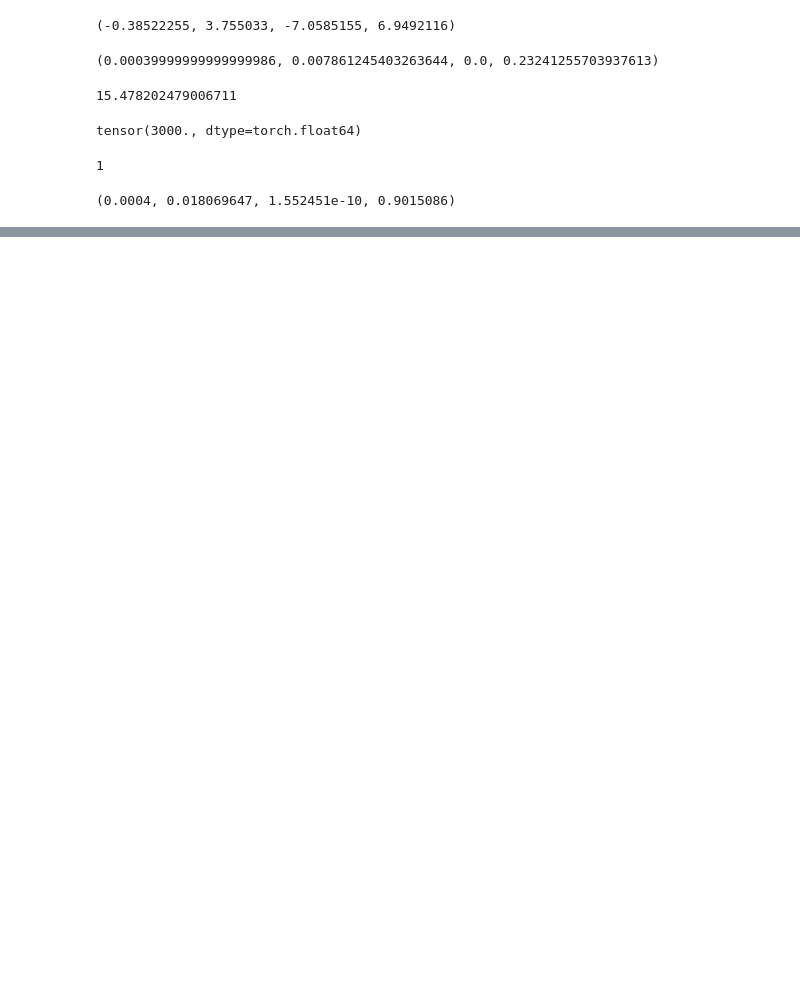
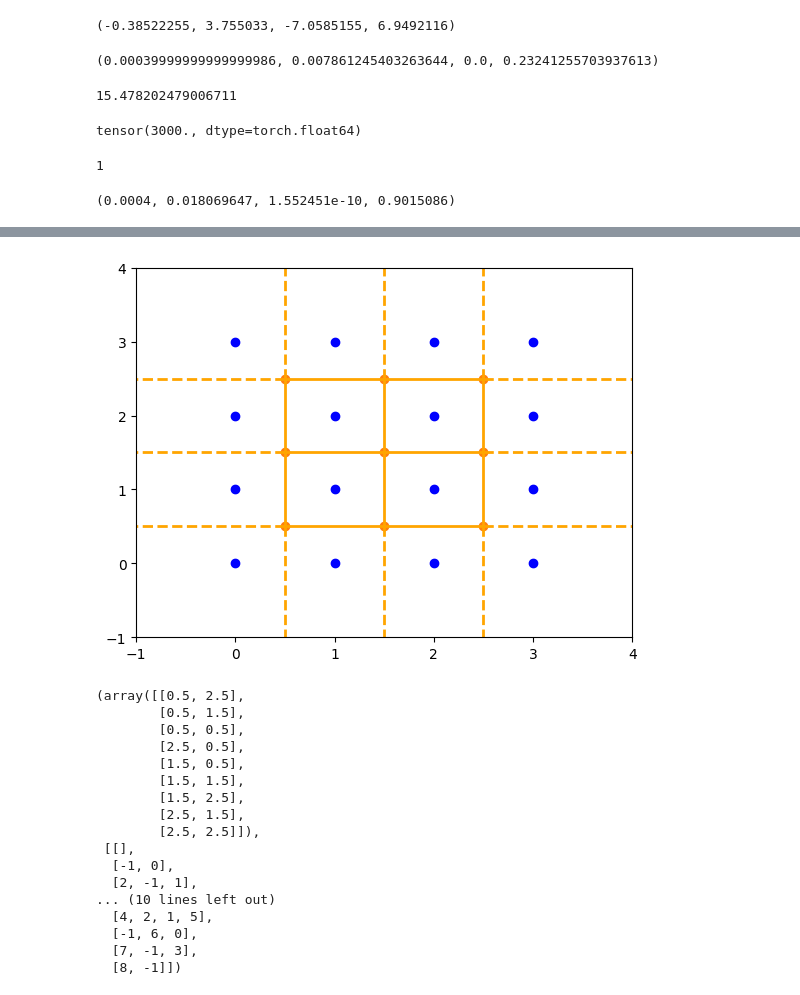
Before and after one commit to batuceng/max_quantile, a Jupyter notebook: 2d_prototypes_v5.ipynb, the cells around one changed output, grey strips where cells are left out. Cells and saved outputs as stored; diff of their text form; code cells hidden in the pictures; blank space fills up the shorter version.

```diff
--- a/2d_prototypes_v5.ipynb
+++ b/2d_prototypes_v5.ipynb
@@ -863,0 +1025,48 @@ np.mean(cal_probs),np.std(cal_probs),np.min(cal_probs),np.max(cal_probs)
+# %%
+import numpy as np
+import matplotlib.pyplot as plt
+from scipy.spatial import Voronoi, voronoi_plot_2d
+
+# Generate points in the grid between (0,0) and (3,3)
+points = np.array([[x, y] for x in range(4) for y in range(4)])
+
+# Calculate the Voronoi diagram
+vor = Voronoi(points)
+
+# Plot the Voronoi diagram
+fig, ax = plt.subplots()
+voronoi_plot_2d(vor, ax=ax, show_vertices=True, line_colors='orange', line_width=2, point_size=10)
+
+# Plot the original points
+ax.plot(points[:, 0], points[:, 1], 'bo')  # Plot the points
+
+# Set axis limits
+ax.set_xlim(-1, 4)
+ax.set_ylim(-1, 4)
+
+# Display Voronoi points and region vertices
+voronoi_points = vor.vertices
+regions = vor.regions
+
+plt.show()
+
+voronoi_points, regions  # Displaying the Voronoi vertices and region info
+# %% [output]
+[figure, added]
+(array([[0.5, 2.5],
+        [0.5, 1.5],
+        [0.5, 0.5],
+        [2.5, 0.5],
+        [1.5, 0.5],
+        [1.5, 1.5],
+        [1.5, 2.5],
+        [2.5, 1.5],
+        [2.5, 2.5]]),
+ [[],
+  [-1, 0],
+  [2, -1, 1],
+... (10 lines left out)
+  [4, 2, 1, 5],
+  [-1, 6, 0],
+  [7, -1, 3],
+  [8, -1]])
```
Also changed, not shown: parts of 15 cells of this notebook, 3 other files.
